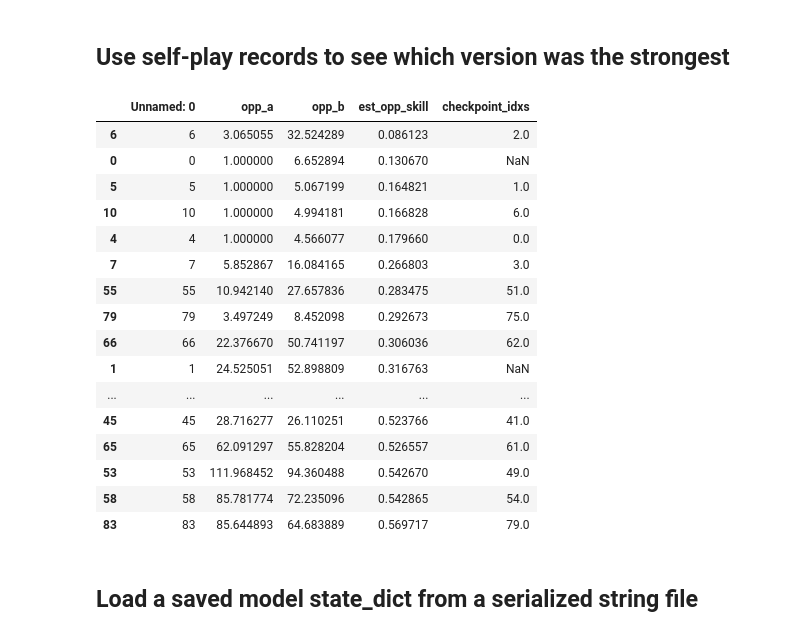
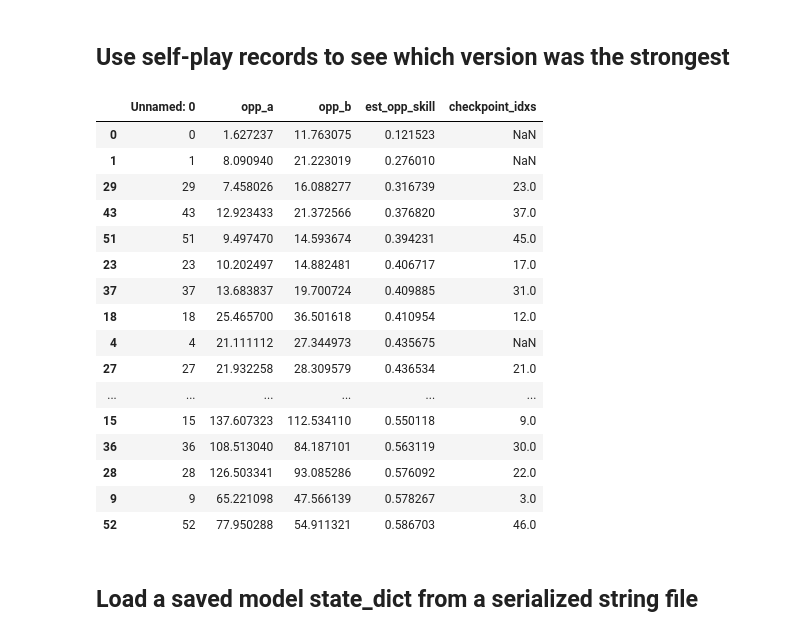
Before and after one commit to IsaiahPressman/Kaggle_Santa_2020, a Jupyter notebook: RL_benchmarking.ipynb, the cells around one changed output. Cells and saved outputs as stored; diff of their text form; code cells hidden in the pictures.

```diff
--- a/RL_benchmarking.ipynb
+++ b/RL_benchmarking.ipynb
@@ -31,26 +37,27 @@ OBS_NORM = 100. / 1999.
 # %% [markdown]
 ## Use self-play records to see which version was the strongest
 # %%
-vs_df = pd.read_csv('runs/Small-8_32/final_1000_skill_estimates.csv')
+run_folder = 'a3c/small_16_32_v2'
+vs_df = pd.read_csv(f'runs/{run_folder}/final_466_skill_estimates.csv')
 vs_df.sort_values('est_opp_skill')
 # %% [output]
 |  | Unnamed: 0 | opp_a | opp_b | est_opp_skill | checkpoint_idxs |
-| 6 | 6 | 3.065055 | 32.524289 | 0.086123 | 2.0 |
-| 0 | 0 | 1.000000 | 6.652894 | 0.130670 | NaN |
-| 5 | 5 | 1.000000 | 5.067199 | 0.164821 | 1.0 |
-| 10 | 10 | 1.000000 | 4.994181 | 0.166828 | 6.0 |
-| 4 | 4 | 1.000000 | 4.566077 | 0.179660 | 0.0 |
-| 7 | 7 | 5.852867 | 16.084165 | 0.266803 | 3.0 |
-| 55 | 55 | 10.942140 | 27.657836 | 0.283475 | 51.0 |
-| 79 | 79 | 3.497249 | 8.452098 | 0.292673 | 75.0 |
-| 66 | 66 | 22.376670 | 50.741197 | 0.306036 | 62.0 |
-| 1 | 1 | 24.525051 | 52.898809 | 0.316763 | NaN |
+| 0 | 0 | 1.627237 | 11.763075 | 0.121523 | NaN |
+| 1 | 1 | 8.090940 | 21.223019 | 0.276010 | NaN |
+| 29 | 29 | 7.458026 | 16.088277 | 0.316739 | 23.0 |
+| 43 | 43 | 12.923433 | 21.372566 | 0.376820 | 37.0 |
+| 51 | 51 | 9.497470 | 14.593674 | 0.394231 | 45.0 |
+| 23 | 23 | 10.202497 | 14.882481 | 0.406717 | 17.0 |
+| 37 | 37 | 13.683837 | 19.700724 | 0.409885 | 31.0 |
+| 18 | 18 | 25.465700 | 36.501618 | 0.410954 | 12.0 |
+| 4 | 4 | 21.111112 | 27.344973 | 0.435675 | NaN |
+| 27 | 27 | 21.932258 | 28.309579 | 0.436534 | 21.0 |
 | ... | ... | ... | ... | ... | ... |
-| 45 | 45 | 28.716277 | 26.110251 | 0.523766 | 41.0 |
-| 65 | 65 | 62.091297 | 55.828204 | 0.526557 | 61.0 |
-| 53 | 53 | 111.968452 | 94.360488 | 0.542670 | 49.0 |
-| 58 | 58 | 85.781774 | 72.235096 | 0.542865 | 54.0 |
-| 83 | 83 | 85.644893 | 64.683889 | 0.569717 | 79.0 |
+| 15 | 15 | 137.607323 | 112.534110 | 0.550118 | 9.0 |
+| 36 | 36 | 108.513040 | 84.187101 | 0.563119 | 30.0 |
+| 28 | 28 | 126.503341 | 93.085286 | 0.576092 | 22.0 |
+| 9 | 9 | 65.221098 | 47.566139 | 0.578267 | 3.0 |
+| 52 | 52 | 77.950288 | 54.911321 | 0.586703 | 46.0 |
 # %% [markdown]
 ## Load a saved model state_dict from a serialized string file
 # %%
```
Also changed, not shown: parts of 3 cells of this notebook, 8 other files.
